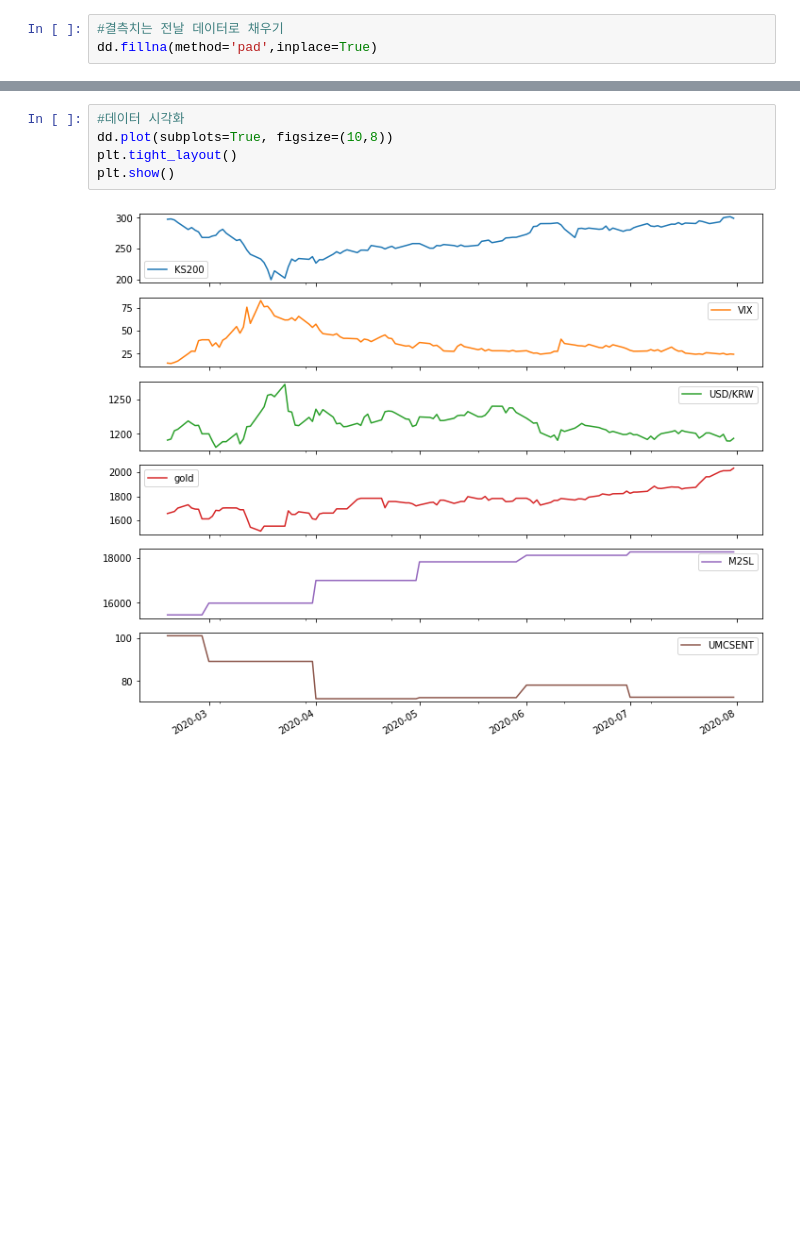
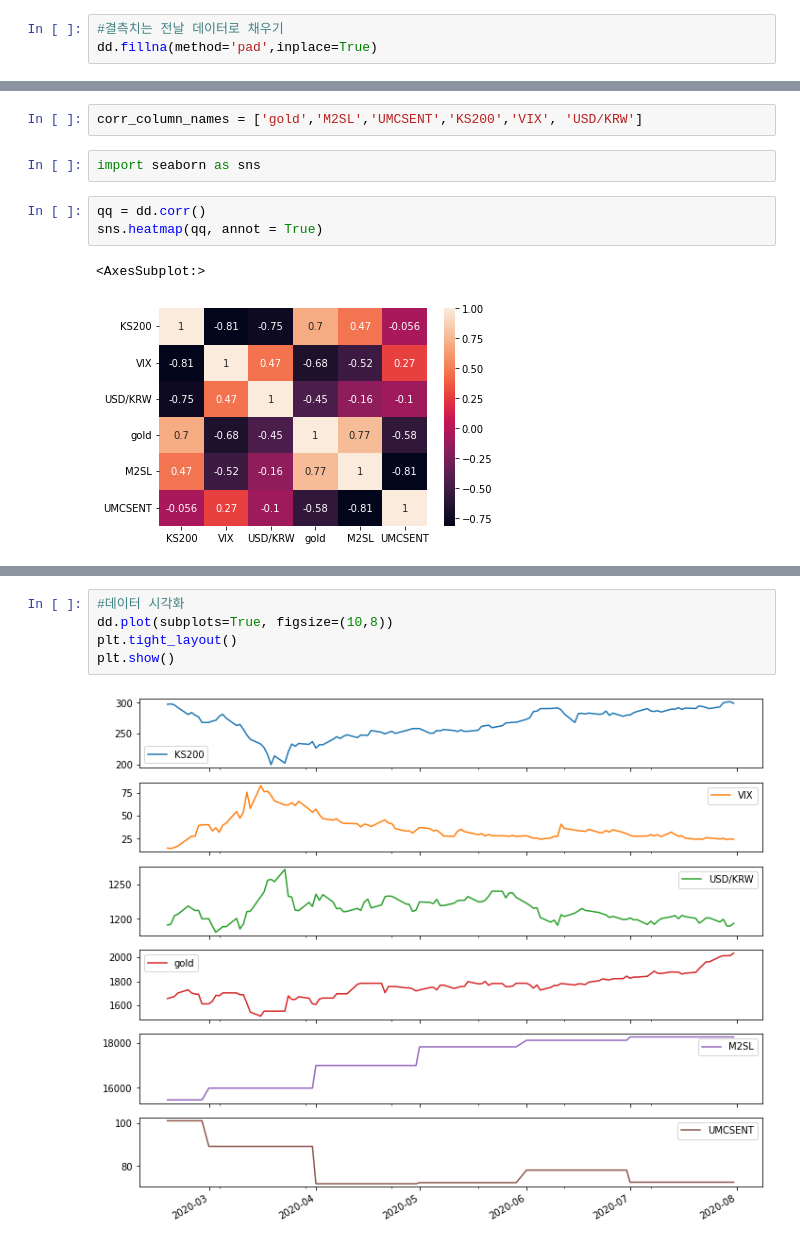
Before and after one commit to 8robbieboy8/GITHUB_TEST, a Jupyter notebook: hackaton/해커톤/VAR.ipynb, the cells around one changed output, grey strips where cells are left out. Saved outputs shown, nothing was run; the diff lists cells and outputs as text; blank space fills up the shorter version.

```diff
--- a/hackaton/해커톤/VAR.ipynb
+++ b/hackaton/해커톤/VAR.ipynb
@@ -443,0 +465,10 @@ dd
+# %%
+corr_column_names = ['gold','M2SL','UMCSENT','KS200','VIX',	'USD/KRW']
+# %%
+import seaborn as sns
+# %%
+qq = dd.corr()
+sns.heatmap(qq, annot = True)
+# %% [output]
+<AxesSubplot:>
+[figure, added]
```
Also changed, not shown: parts of 15 cells of this notebook, 13 other files.
